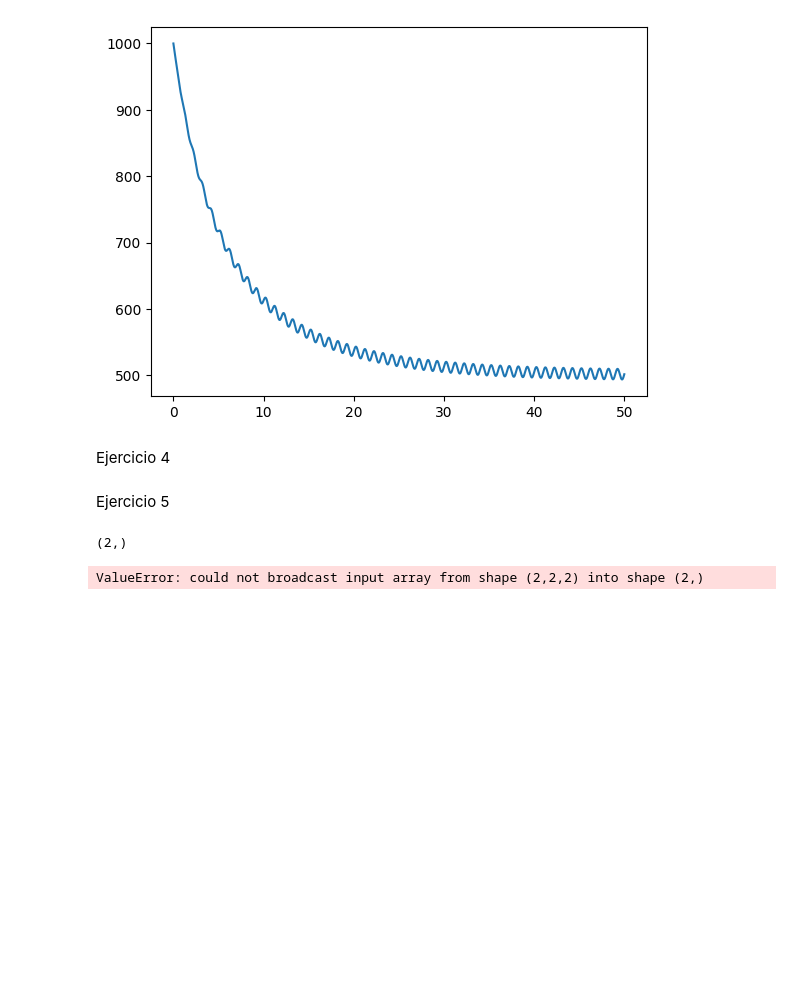
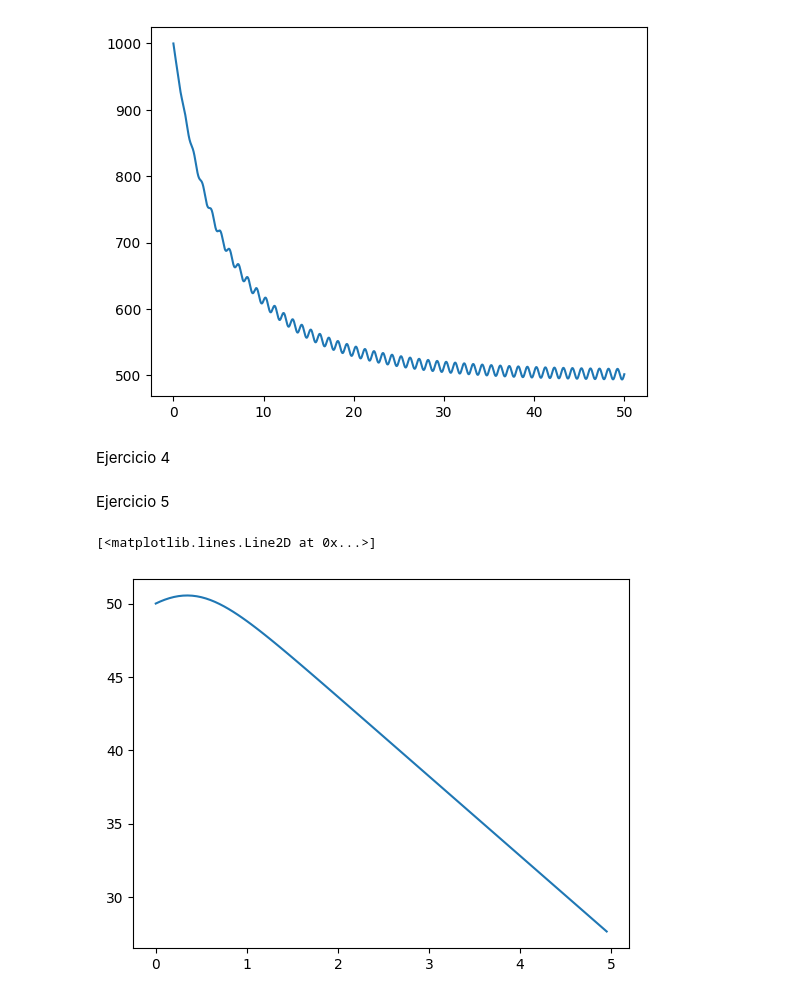
Before and after one commit to bravoivanagustin/ModCont, a Jupyter notebook: guias/guia1labo.ipynb, the cells around one changed output. Saved outputs shown, nothing was run; the diff lists cells and outputs as text; code cells hidden in the pictures; blank space fills up the shorter version.

```diff
--- a/guias/guia1labo.ipynb
+++ b/guias/guia1labo.ipynb
@@ -144,7 +145,7 @@ Ejercicio 4
 def RungeKuttaGen(a,b,n,F,y0,alp,A1,A2):
     h = (b-a)/n
     t = np.arange(a,b,h)
-    y = np.zeros((y0.size, n))
+    y = np.zeros((len(y0), n))
     y[:,0] = y0
 
     for i in range(n-1):
@@ -159,16 +160,14 @@ Ejercicio 5
 g = 9.81
 cr = 0.028
 m = 0.084
-y0 = np.array([100, 1])
+y0 = np.array([50, -3])
 # %%
 def T(t,v):
-    return np.array([v,g - (cr/m)*v**2])
+    return np.array([-v[1], g - (cr/m)*((v[1])**2)])
-# %%
-y = np.zeros((y0.size, 100))
-y[:,0].shape
-# %% [output]
-(2,)
 # %%
 t, v = RungeKuttaGen(0, 5, 100, T, y0, 2/3, 1/4, 3/4)
-# %% [output]
-ValueError: could not broadcast input array from shape (2,2,2) into shape (2,)
+# %%
+plt.plot(t,v[0])
+# %% [output]
+[<matplotlib.lines.Line2D at 0x...>]
+[figure, added]
```
Also changed, not shown: parts of 50 cells of this notebook.
